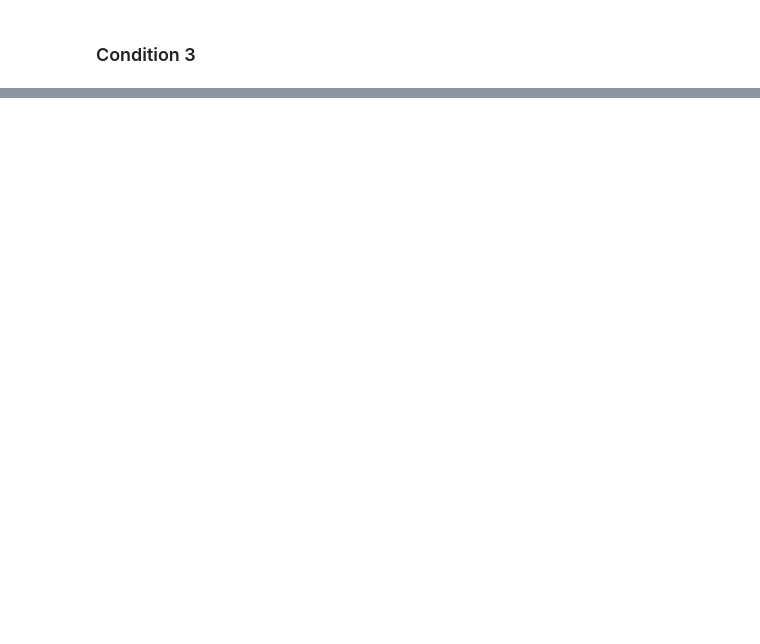
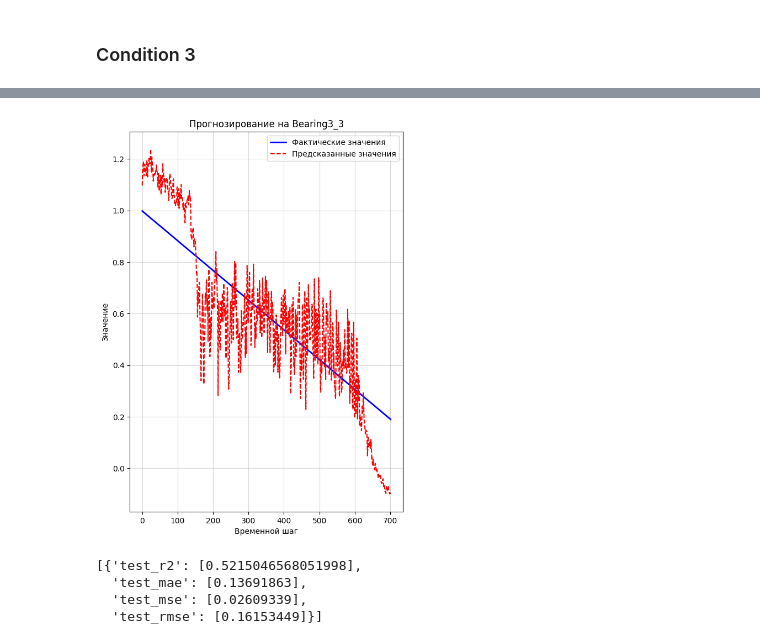
Before and after one commit to cntgfy90/bearing-rul, a Jupyter notebook: 1dcnn.ipynb, the cells around one changed output, grey strips where cells are left out. Cells and saved outputs as stored; diff of their text form; code cells hidden in the pictures; blank space fills up the shorter version.

```diff
--- a/1dcnn.ipynb
+++ b/1dcnn.ipynb
@@ -906,0 +979,17 @@ test_results['test_results_list']
+# %%
+test_results = get_test_results(condition=3)
+
+plot_predictions_grid(
+    y_true_list=test_results['y_true_list'],
+    y_pred_list=test_results['y_pred_list'],
+    titles=test_results['titles'],
+)
+# %% [output]
+[figure, added]
+# %%
+test_results['test_results_list']
+# %% [output]
+[{'test_r2': [0.5215046568051998],
+  'test_mae': [0.13691863],
+  'test_mse': [0.02609339],
+  'test_rmse': [0.16153449]}]
```
Also changed, not shown: parts of 8 cells of this notebook.
